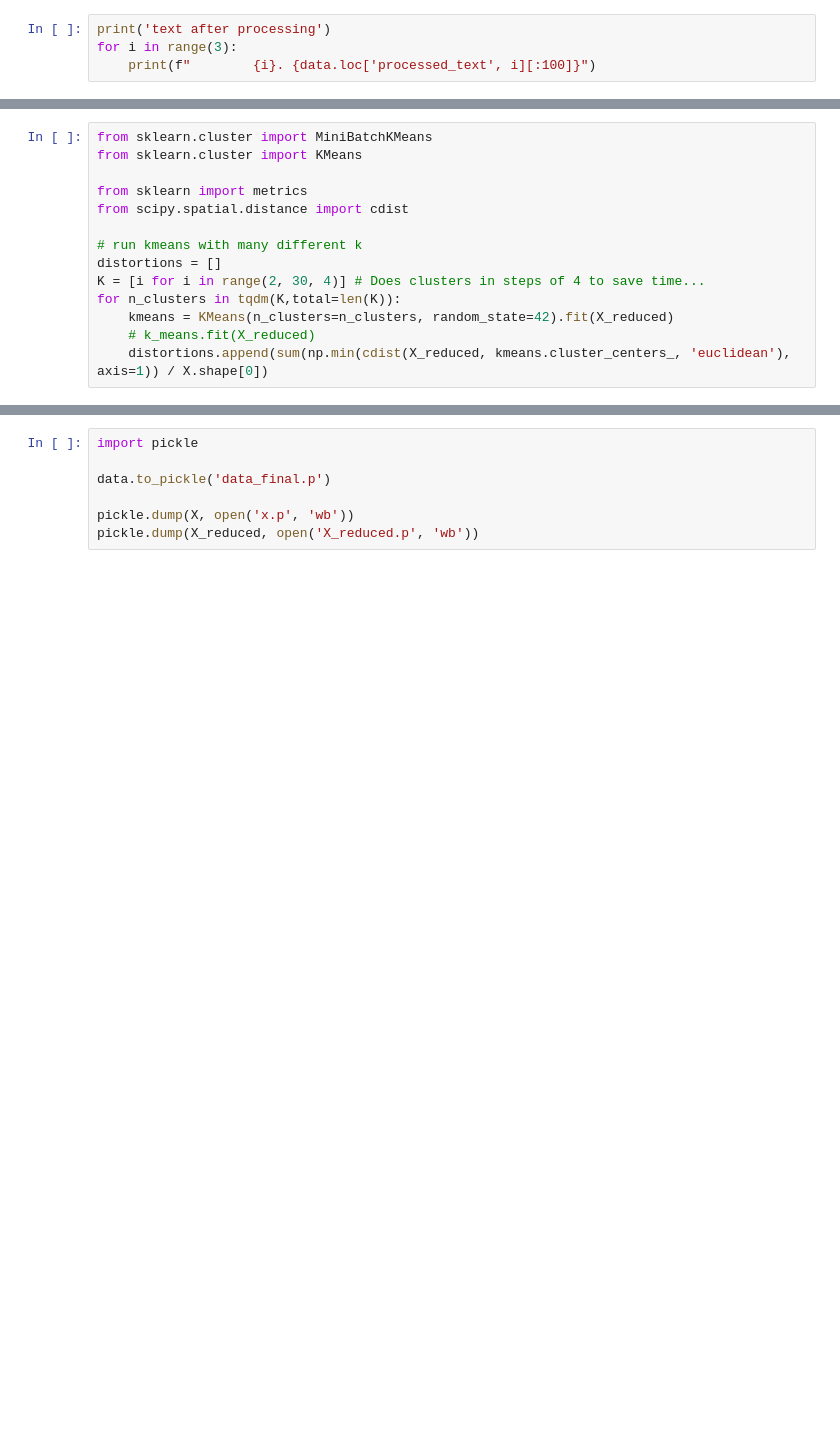
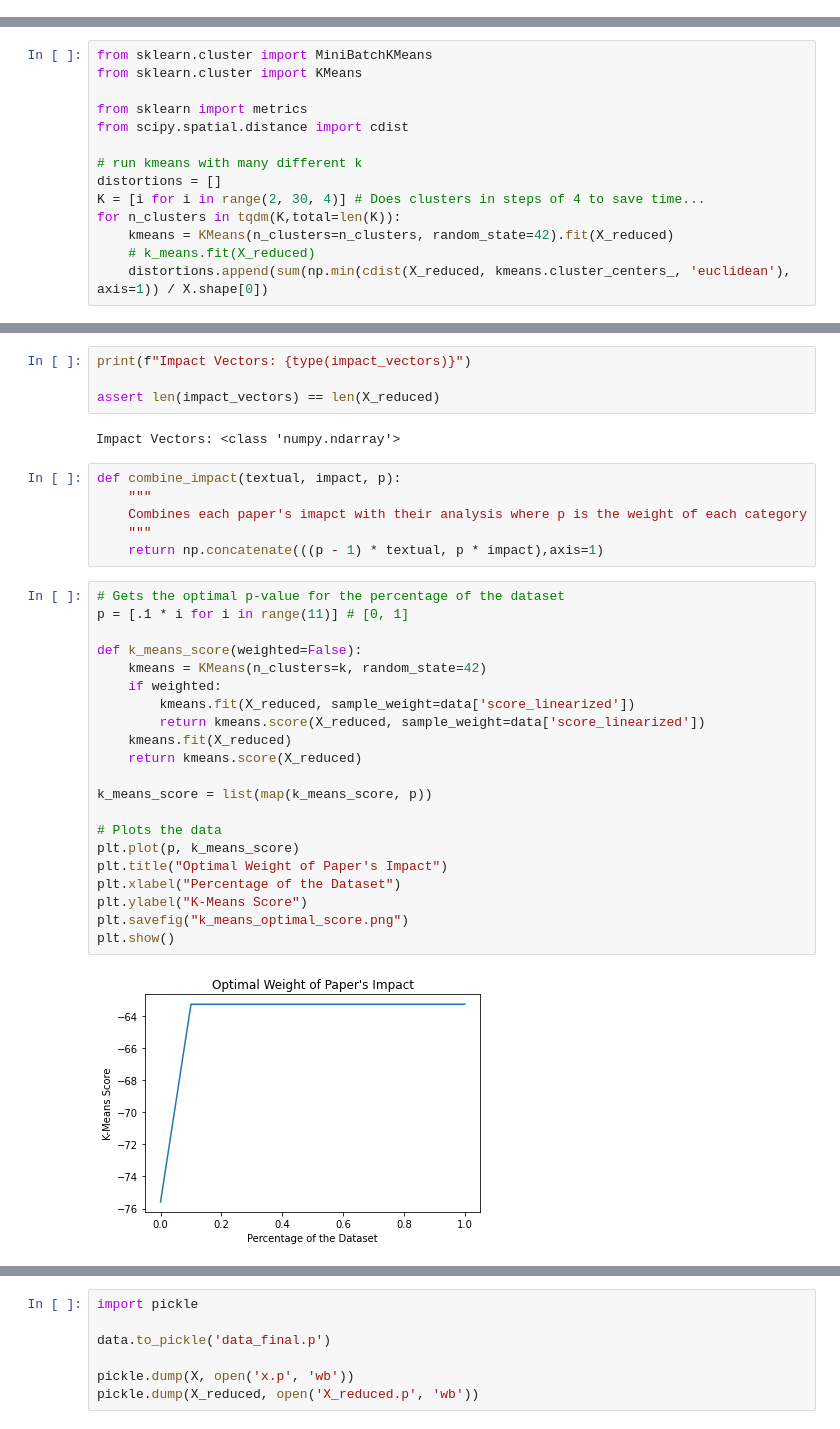
Before and after one commit to wkaisertexas/COVID-Paper-Clustering, a Jupyter notebook: covid-19-data-analysis.ipynb, the cells around one changed output, grey strips where cells are left out. Cells and saved outputs as stored; diff of their text form; blank space fills up the shorter version.

```diff
--- a/covid-19-data-analysis.ipynb
+++ b/covid-19-data-analysis.ipynb
@@ -244,7 +323,3 @@ del paper_length
-# %%
-print('text after processing')
-for i in range(3):
-    print(f"        {i}. {data.loc['processed_text', i][:100]}")
 # %%
 from sklearn.feature_extraction.text import TfidfVectorizer
 def vectorize(text, maxx_features):
@@ -387 +540,36 @@ plt.show()
+# %%
+print(f"Impact Vectors: {type(impact_vectors)}")
+
+assert len(impact_vectors) == len(X_reduced)
+# %% [output]
+Impact Vectors: <class 'numpy.ndarray'>
+# %%
+def combine_impact(textual, impact, p):
+    """
+    Combines each paper's imapct with their analysis where p is the weight of each category
+    """
+    return np.concatenate(((p - 1) * textual, p * impact),axis=1)
+# %%
+# Gets the optimal p-value for the percentage of the dataset
+p = [.1 * i for i in range(11)] # [0, 1]
+
+def k_means_score(weighted=False):
+    kmeans = KMeans(n_clusters=k, random_state=42)
+    if weighted:
+        kmeans.fit(X_reduced, sample_weight=data['score_linearized'])
+        return kmeans.score(X_reduced, sample_weight=data['score_linearized'])
+    kmeans.fit(X_reduced)
+    return kmeans.score(X_reduced)
+
+k_means_score = list(map(k_means_score, p))
+
+# Plots the data
+plt.plot(p, k_means_score)
+plt.title("Optimal Weight of Paper's Impact")
+plt.xlabel("Percentage of the Dataset")
+plt.ylabel("K-Means Score")
+plt.savefig("k_means_optimal_score.png")
+plt.show()
+# %% [output]
+[figure, added]
 # %%
```
Also changed, not shown: parts of 43 cells of this notebook.
